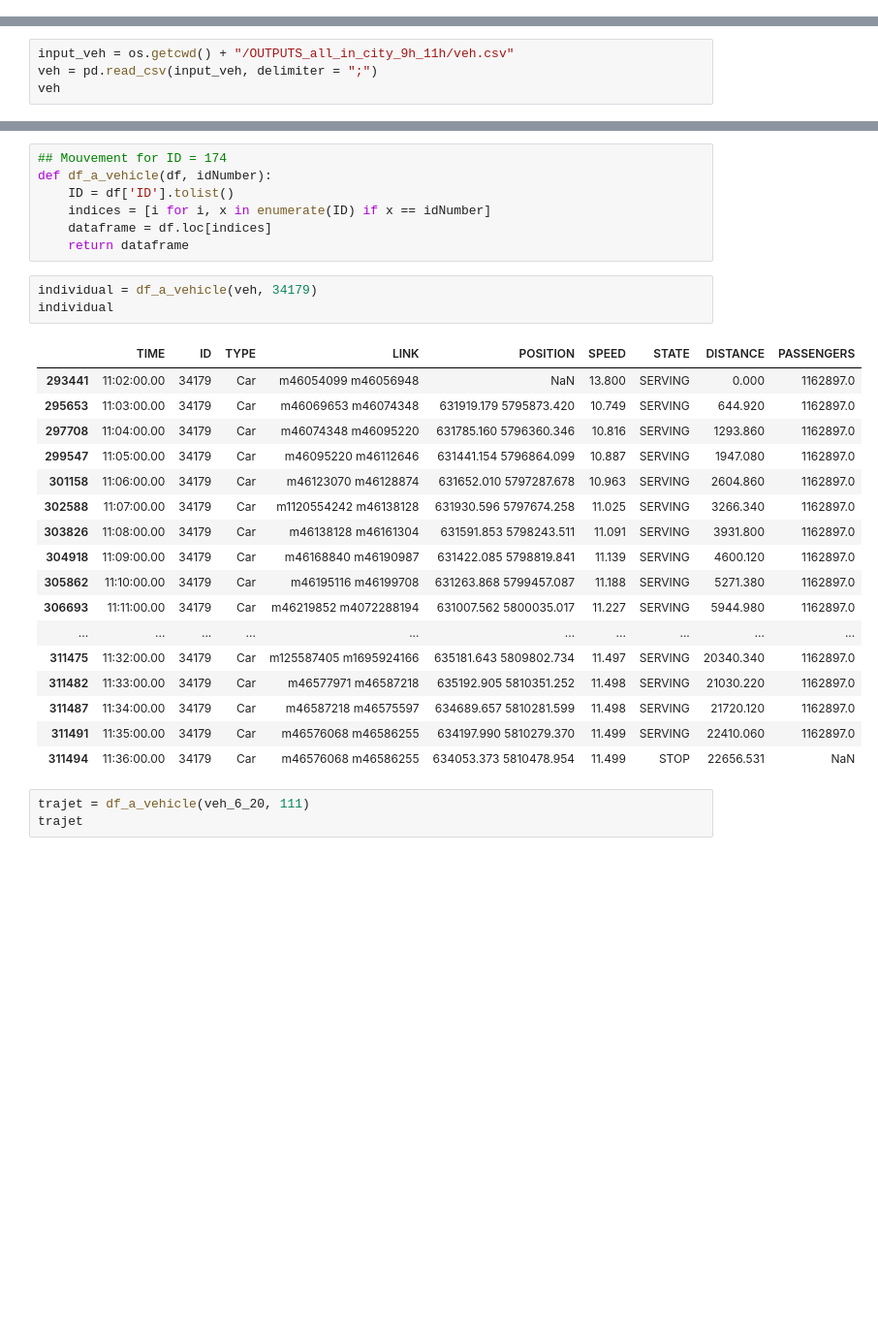
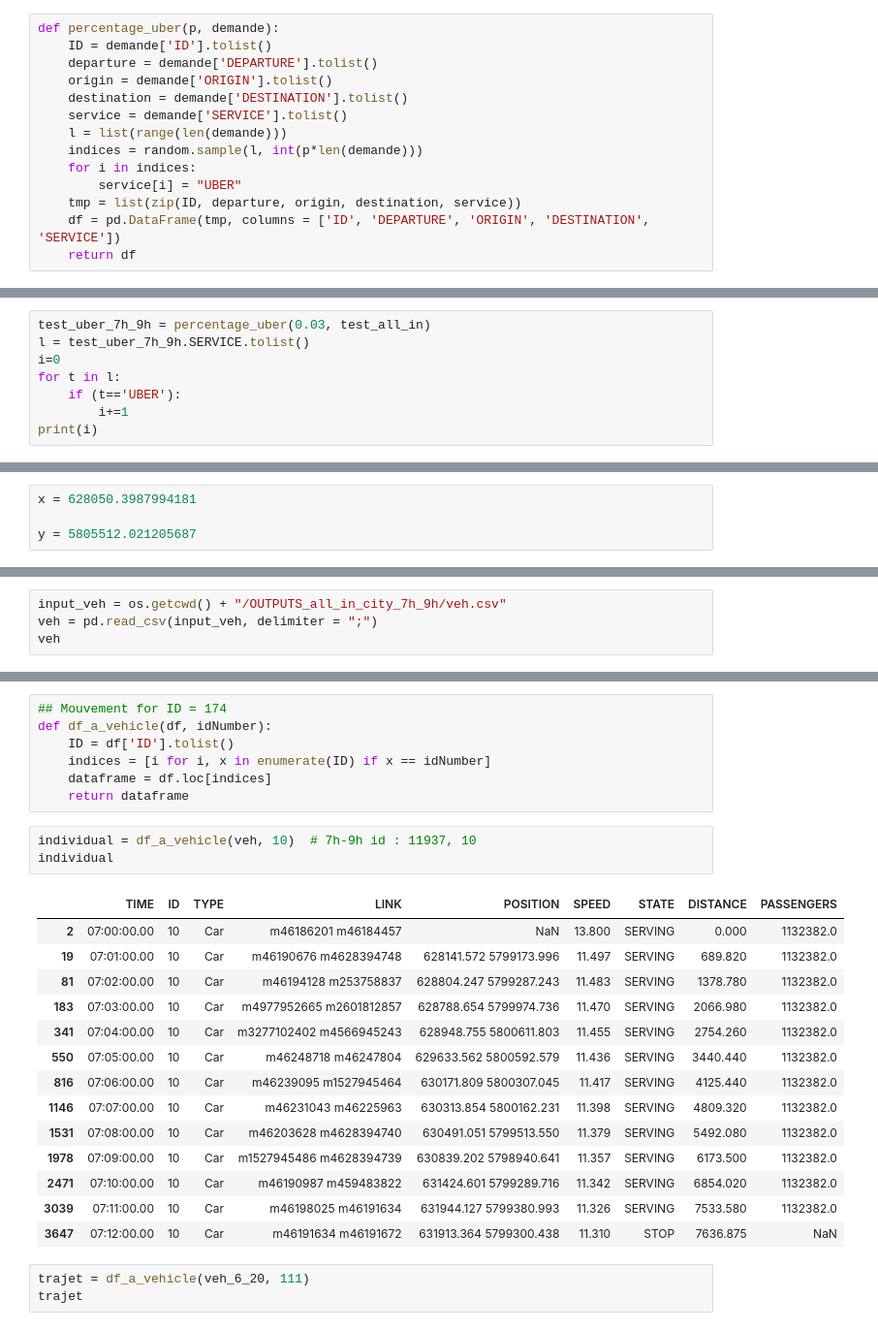
Before and after one commit to Xinyun77/stage_4A, a Jupyter notebook: Test_missingUsers.ipynb, the cells around one changed output, grey strips where cells are left out. Shown at 97% size. Saved outputs shown, nothing was run; the diff lists cells and outputs as text; blank space fills up the shorter version.

Commit message:
change for all_in_city

```diff
--- a/Test_missingUsers.ipynb
+++ b/Test_missingUsers.ipynb
@@ -288,0 +249,14 @@ test_all_in
+# %%
+def percentage_uber(p, demande):
+    ID = demande['ID'].tolist()
+    departure = demande['DEPARTURE'].tolist()
+    origin = demande['ORIGIN'].tolist()
+    destination = demande['DESTINATION'].tolist()
+    service = demande['SERVICE'].tolist()
+    l = list(range(len(demande)))
+    indices = random.sample(l, int(p*len(demande)))
+    for i in indices:
+        service[i] = "UBER"
+    tmp = list(zip(ID, departure, origin, destination, service))
+    df = pd.DataFrame(tmp, columns = ['ID', 'DEPARTURE', 'ORIGIN', 'DESTINATION', 'SERVICE'])
+    return df
@@ -288,0 +315,8 @@ test_all_in
+# %%
+test_uber_7h_9h = percentage_uber(0.03, test_all_in)
+l = test_uber_7h_9h.SERVICE.tolist()
+i=0
+for t in l:
+    if (t=='UBER'):
+        i+=1
+print(i)
@@ -377,0 +452,4 @@ Output  # path
+# %%
+x = 628050.3987994181
+
+y = 5805512.021205687
@@ -384,5 +470,5 @@ Output  # path
 # %%
-input_veh = os.getcwd() + "/OUTPUTS_all_in_city_9h_11h/veh.csv"
+input_veh = os.getcwd() + "/OUTPUTS_all_in_city_7h_9h/veh.csv"
 veh = pd.read_csv(input_veh, delimiter = ";")
 veh
 # %% [output]
@@ -427,26 +513,23 @@ def df_a_vehicle(df, idNumber):
     dataframe = df.loc[indices]
     return dataframe
 # %%
-individual = df_a_vehicle(veh, 34179)
+individual = df_a_vehicle(veh, 10)  # 7h-9h id : 11937, 10
 individual
 # %% [output]
 |  | TIME | ID | TYPE | LINK | POSITION | SPEED | STATE | DISTANCE | PASSENGERS |
-| 293441 | 11:02:00.00 | 34179 | Car | m46054099 m46056948 | NaN | 13.800 | SERVING | 0.000 | 1162897.0 |
-| 295653 | 11:03:00.00 | 34179 | Car | m46069653 m46074348 | 631919.179 5795873.420 | 10.749 | SERVING | 644.920 | 1162897.0 |
-| 297708 | 11:04:00.00 | 34179 | Car | m46074348 m46095220 | 631785.160 5796360.346 | 10.816 | SERVING | 1293.860 | 1162897.0 |
-| 299547 | 11:05:00.00 | 34179 | Car | m46095220 m46112646 | 631441.154 5796864.099 | 10.887 | SERVING | 1947.080 | 1162897.0 |
-| 301158 | 11:06:00.00 | 34179 | Car | m46123070 m46128874 | 631652.010 5797287.678 | 10.963 | SERVING | 2604.860 | 1162897.0 |
-| 302588 | 11:07:00.00 | 34179 | Car | m1120554242 m46138128 | 631930.596 5797674.258 | 11.025 | SERVING | 3266.340 | 1162897.0 |
-| 303826 | 11:08:00.00 | 34179 | Car | m46138128 m46161304 | 631591.853 5798243.511 | 11.091 | SERVING | 3931.800 | 1162897.0 |
-| 304918 | 11:09:00.00 | 34179 | Car | m46168840 m46190987 | 631422.085 5798819.841 | 11.139 | SERVING | 4600.120 | 1162897.0 |
-| 305862 | 11:10:00.00 | 34179 | Car | m46195116 m46199708 | 631263.868 5799457.087 | 11.188 | SERVING | 5271.380 | 1162897.0 |
-| 306693 | 11:11:00.00 | 34179 | Car | m46219852 m4072288194 | 631007.562 5800035.017 | 11.227 | SERVING | 5944.980 | 1162897.0 |
-| ... | ... | ... | ... | ... | ... | ... | ... | ... | ... |
-| 311475 | 11:32:00.00 | 34179 | Car | m125587405 m1695924166 | 635181.643 5809802.734 | 11.497 | SERVING | 20340.340 | 1162897.0 |
-| 311482 | 11:33:00.00 | 34179 | Car | m46577971 m46587218 | 635192.905 5810351.252 | 11.498 | SERVING | 21030.220 | 1162897.0 |
-| 311487 | 11:34:00.00 | 34179 | Car | m46587218 m46575597 | 634689.657 5810281.599 | 11.498 | SERVING | 21720.120 | 1162897.0 |
-| 311491 | 11:35:00.00 | 34179 | Car | m46576068 m46586255 | 634197.990 5810279.370 | 11.499 | SERVING | 22410.060 | 1162897.0 |
-| 311494 | 11:36:00.00 | 34179 | Car | m46576068 m46586255 | 634053.373 5810478.954 | 11.499 | STOP | 22656.531 | NaN |
+| 2 | 07:00:00.00 | 10 | Car | m46186201 m46184457 | NaN | 13.800 | SERVING | 0.000 | 1132382.0 |
+| 19 | 07:01:00.00 | 10 | Car | m46190676 m4628394748 | 628141.572 5799173.996 | 11.497 | SERVING | 689.820 | 1132382.0 |
+| 81 | 07:02:00.00 | 10 | Car | m46194128 m253758837 | 628804.247 5799287.243 | 11.483 | SERVING | 1378.780 | 1132382.0 |
+| 183 | 07:03:00.00 | 10 | Car | m4977952665 m2601812857 | 628788.654 5799974.736 | 11.470 | SERVING | 2066.980 | 1132382.0 |
+| 341 | 07:04:00.00 | 10 | Car | m3277102402 m4566945243 | 628948.755 5800611.803 | 11.455 | SERVING | 2754.260 | 1132382.0 |
+| 550 | 07:05:00.00 | 10 | Car | m46248718 m46247804 | 629633.562 5800592.579 | 11.436 | SERVING | 3440.440 | 1132382.0 |
+| 816 | 07:06:00.00 | 10 | Car | m46239095 m1527945464 | 630171.809 5800307.045 | 11.417 | SERVING | 4125.440 | 1132382.0 |
+| 1146 | 07:07:00.00 | 10 | Car | m46231043 m46225963 | 630313.854 5800162.231 | 11.398 | SERVING | 4809.320 | 1132382.0 |
+| 1531 | 07:08:00.00 | 10 | Car | m46203628 m4628394740 | 630491.051 5799513.550 | 11.379 | SERVING | 5492.080 | 1132382.0 |
+| 1978 | 07:09:00.00 | 10 | Car | m1527945486 m4628394739 | 630839.202 5798940.641 | 11.357 | SERVING | 6173.500 | 1132382.0 |
+| 2471 | 07:10:00.00 | 10 | Car | m46190987 m459483822 | 631424.601 5799289.716 | 11.342 | SERVING | 6854.020 | 1132382.0 |
+| 3039 | 07:11:00.00 | 10 | Car | m46198025 m46191634 | 631944.127 5799380.993 | 11.326 | SERVING | 7533.580 | 1132382.0 |
+| 3647 | 07:12:00.00 | 10 | Car | m46191634 m46191672 | 631913.364 5799300.438 | 11.310 | STOP | 7636.875 | NaN |
 # %%
 trajet = df_a_vehicle(veh_6_20, 111)
 trajet
```
Also changed, not shown: parts of 44 cells of this notebook.
